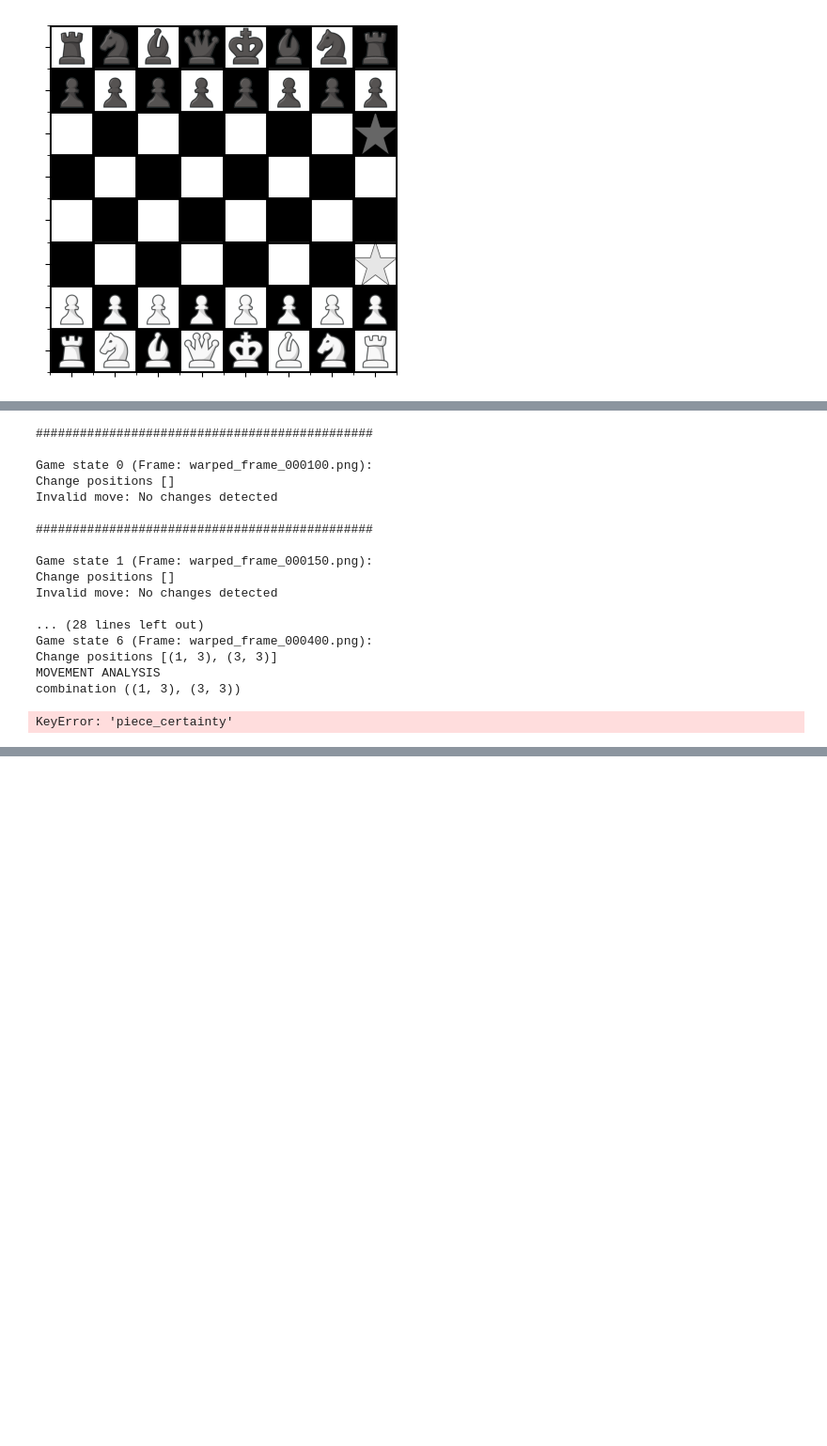
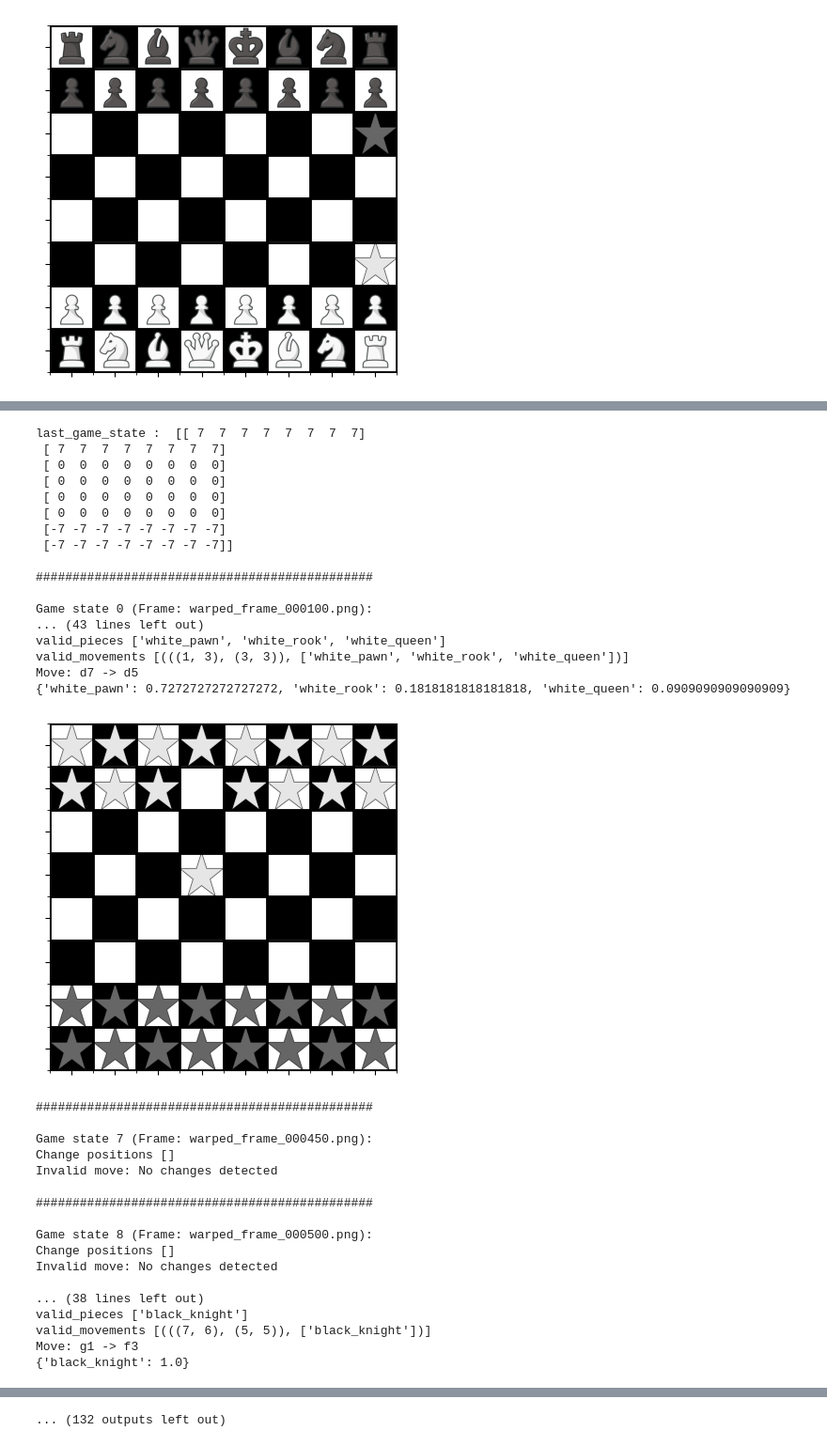
Before and after one commit to Mariusfaitducode/ChessVision, a Jupyter notebook: src/task3/game_analysis.ipynb, the cells around one changed output, grey strips where cells are left out. Shown at 94% size. Saved outputs shown, nothing was run; the diff lists cells and outputs as text; code cells hidden in the pictures; blank space fills up the shorter version.

Commit message:
start display in 2d game

```diff
--- a/src/task3/game_analysis.ipynb
+++ b/src/task3/game_analysis.ipynb
@@ -48,6 +48,8 @@ draw_chessboard(last_game_state, show=True)
 
 potential_castling = None
 
+print('last_game_state : ', last_game_state)
+
 actualized_game_state = initialize_game_state(last_game_state)
 
 
@@ -65,7 +67,7 @@ for i, state in enumerate(game_data['game_states'][1:]):
 
     move_analysis, potential_castling = analyze_move(last_game_state, curr_state, potential_castling, actualized_game_state)
 
-    valid_move = move_analysis['valid']
+    # valid_move = move_analysis['valid']
 
     if move_analysis['valid']:
 
@@ -86,50 +88,67 @@ for i, state in enumerate(game_data['game_states'][1:]):
         else:
 
 
-            new_game_state, board, piece_certainty = actualize_game_state(actualized_game_state, move_analysis, curr_state)
+            actualized_game_state, board, piece_certainty = actualize_game_state(actualized_game_state, move_analysis, curr_state)
 
 
             from_pos = move_analysis['from_pos']
             to_pos = move_analysis['to_pos']
             piece = move_analysis['piece']
 
             valid_pices = move_analysis['valid_pieces']
 
             # Convertir les positions en notation d'échecs
             from_square = f"{chr(97 + from_pos[1])}{8 - from_pos[0]}"
             to_square = f"{chr(97 + to_pos[1])}{8 - to_pos[0]}"
 
             if move_analysis['move_type'] == 'move':
 
                 print(f"Move: {from_square} -> {to_square}")
 
             else:  # capture
                 print(f"Capture: {from_square} x {to_square}")
 
 
         print(piece_certainty)
         draw_chessboard(board, show=True)
 
 
     else:
         print(f"Invalid move: {move_analysis['message']}")
 # %% [output]
 [figure]
+last_game_state :  [[ 7  7  7  7  7  7  7  7]
+ [ 7  7  7  7  7  7  7  7]
+ [ 0  0  0  0  0  0  0  0]
+ [ 0  0  0  0  0  0  0  0]
+ [ 0  0  0  0  0  0  0  0]
+ [ 0  0  0  0  0  0  0  0]
+ [-7 -7 -7 -7 -7 -7 -7 -7]
+ [-7 -7 -7 -7 -7 -7 -7 -7]]
+
 ##############################################
 
 Game state 0 (Frame: warped_frame_000100.png):
-Change positions []
-Invalid move: No changes detected
-
-##############################################
-
-Game state 1 (Frame: warped_frame_000150.png):
-Change positions []
-Invalid move: No changes detected
-
-... (28 lines left out)
-Game state 6 (Frame: warped_frame_000400.png):
-Change positions [(1, 3), (3, 3)]
-MOVEMENT ANALYSIS
-combination ((1, 3), (3, 3))
+... (43 lines left out)
+valid_pieces ['white_pawn', 'white_rook', 'white_queen']
+valid_movements [(((1, 3), (3, 3)), ['white_pawn', 'white_rook', 'white_queen'])]
+Move: d7 -> d5
+{'white_pawn': 0.7272727272727272, 'white_rook': 0.1818181818181818, 'white_queen': 0.0909090909090909}
+[figure, added]
-KeyError: 'piece_certainty'
+##############################################
+
+Game state 7 (Frame: warped_frame_000450.png):
+Change positions []
+Invalid move: No changes detected
+
+##############################################
+
+Game state 8 (Frame: warped_frame_000500.png):
+Change positions []
+Invalid move: No changes detected
+
+... (38 lines left out)
+valid_pieces ['black_knight']
+valid_movements [(((7, 6), (5, 5)), ['black_knight'])]
+Move: g1 -> f3
+{'black_knight': 1.0}
@@ -135,0 +227 @@ KeyError: 'piece_certainty'
+... (132 outputs left out)
```
Also changed, not shown: parts of 1 cell of this notebook, 7 other files.
